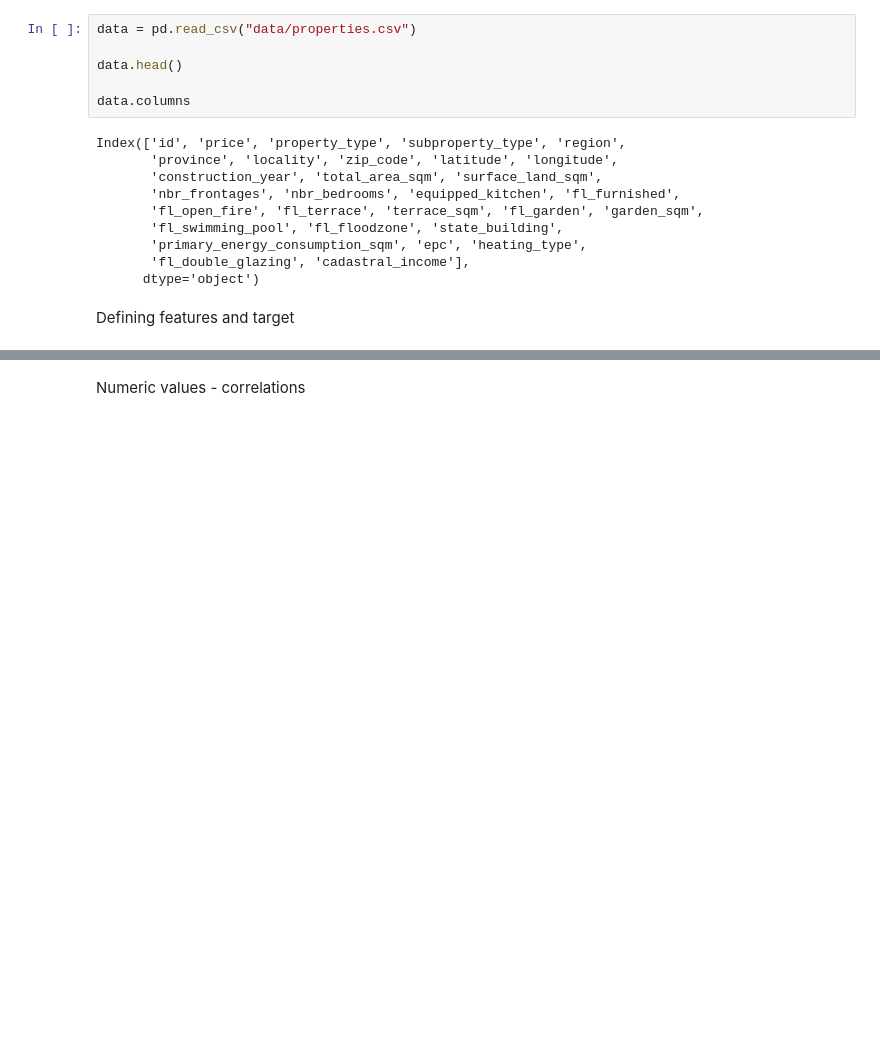
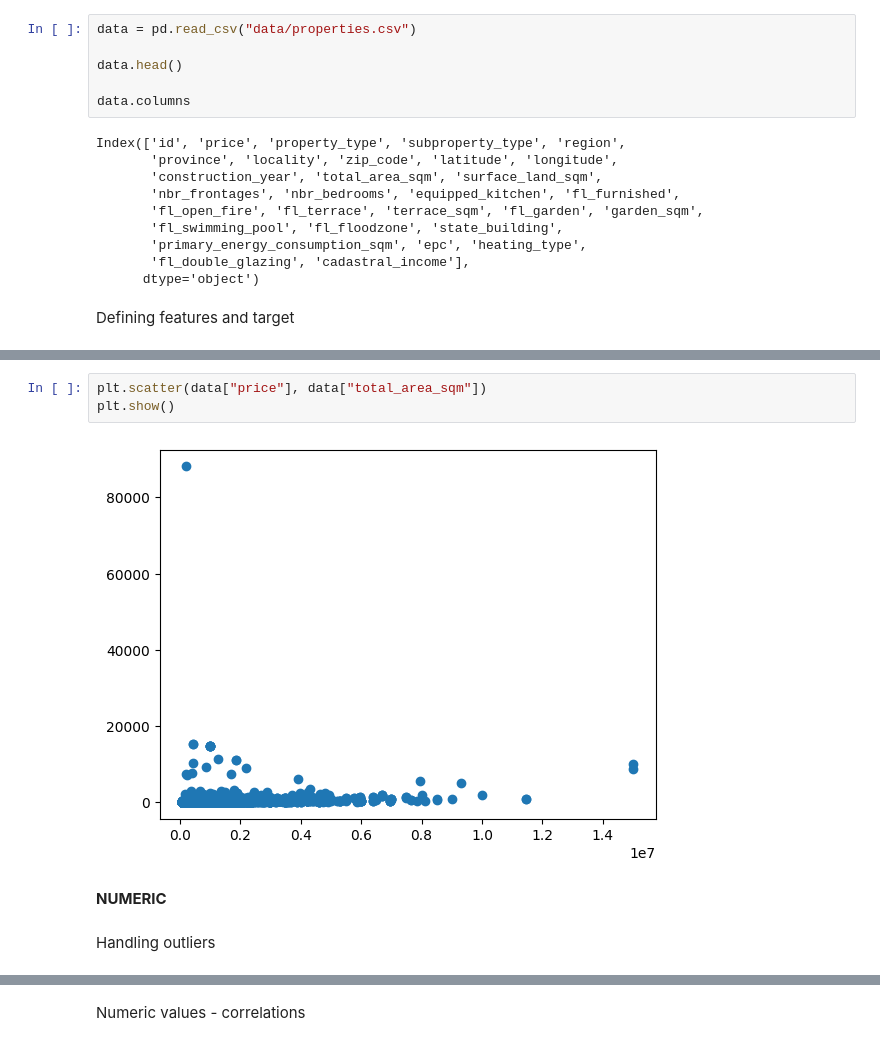
Before and after one commit to Lu-cc/immo-eliza-ml, a Jupyter notebook: exploring_data.ipynb, the cells around one changed output, grey strips where cells are left out. Saved outputs shown, nothing was run; the diff lists cells and outputs as text; blank space fills up the shorter version.

```diff
--- a/exploring_data.ipynb
+++ b/exploring_data.ipynb
@@ -79,0 +56,9 @@ print(imp_num_val.head())
+# %%
+plt.scatter(data["price"], data["total_area_sqm"])
+plt.show()
+# %% [output]
+[figure, added]
+# %% [markdown]
+**NUMERIC**
+# %% [markdown]
+Handling outliers
```
Also changed, not shown: parts of 21 cells of this notebook, 2 other files.
